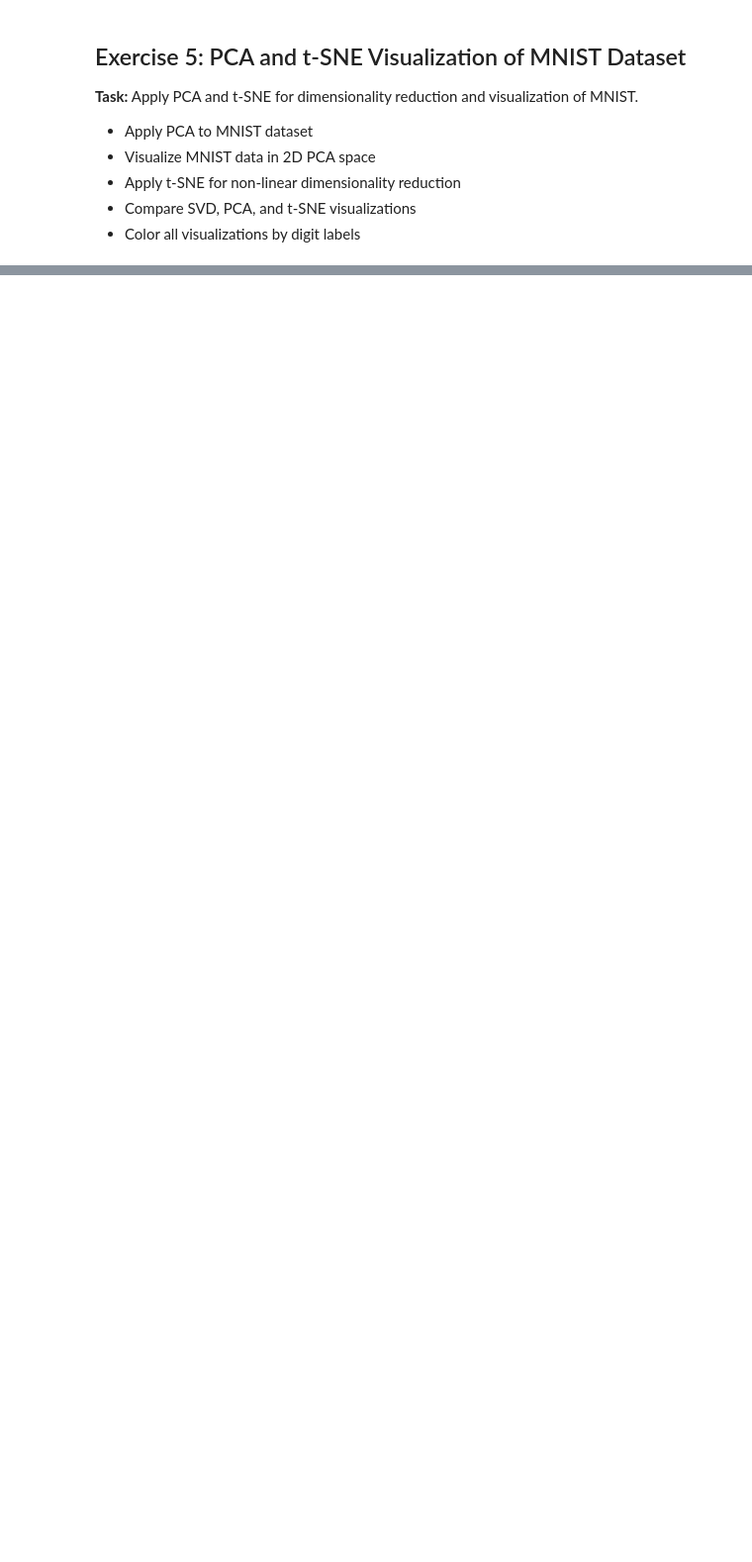
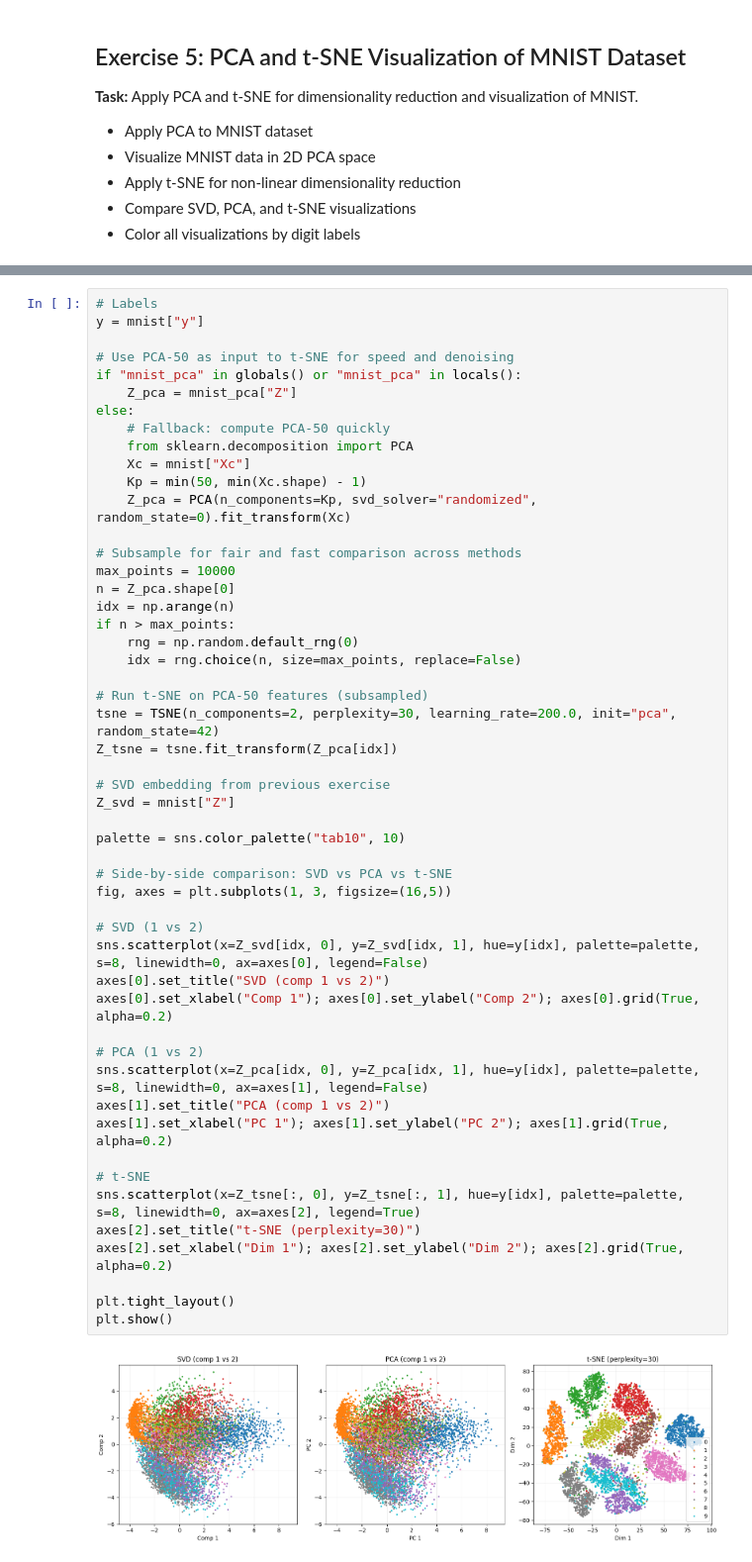
Before and after one commit to Kudl1k/su, a Jupyter notebook: ml_05.ipynb, the cells around one changed output, grey strips where cells are left out. Shown at 99% size. Drawn from its saved outputs; the diff is of its cells as text; blank space fills up the shorter version.

```diff
--- a/ml_05.ipynb
+++ b/ml_05.ipynb
@@ -471,0 +520,53 @@ if mnist["img_shape"] is not None:
+# %%
+# Labels
+y = mnist["y"]
+
+# Use PCA-50 as input to t-SNE for speed and denoising
+if "mnist_pca" in globals() or "mnist_pca" in locals():
+    Z_pca = mnist_pca["Z"]
+else:
+    # Fallback: compute PCA-50 quickly
+    from sklearn.decomposition import PCA
+    Xc = mnist["Xc"]
+    Kp = min(50, min(Xc.shape) - 1)
+    Z_pca = PCA(n_components=Kp, svd_solver="randomized", random_state=0).fit_transform(Xc)
+
+# Subsample for fair and fast comparison across methods
+max_points = 10000
+n = Z_pca.shape[0]
+idx = np.arange(n)
+if n > max_points:
+    rng = np.random.default_rng(0)
+    idx = rng.choice(n, size=max_points, replace=False)
+
+# Run t-SNE on PCA-50 features (subsampled)
+tsne = TSNE(n_components=2, perplexity=30, learning_rate=200.0, init="pca", random_state=42)
+Z_tsne = tsne.fit_transform(Z_pca[idx])
+
+# SVD embedding from previous exercise
+Z_svd = mnist["Z"]
+
+palette = sns.color_palette("tab10", 10)
+
+# Side-by-side comparison: SVD vs PCA vs t-SNE
+fig, axes = plt.subplots(1, 3, figsize=(16,5))
+
+# SVD (1 vs 2)
+sns.scatterplot(x=Z_svd[idx, 0], y=Z_svd[idx, 1], hue=y[idx], palette=palette, s=8, linewidth=0, ax=axes[0], legend=False)
+axes[0].set_title("SVD (comp 1 vs 2)")
+axes[0].set_xlabel("Comp 1"); axes[0].set_ylabel("Comp 2"); axes[0].grid(True, alpha=0.2)
+
+# PCA (1 vs 2)
+sns.scatterplot(x=Z_pca[idx, 0], y=Z_pca[idx, 1], hue=y[idx], palette=palette, s=8, linewidth=0, ax=axes[1], legend=False)
+axes[1].set_title("PCA (comp 1 vs 2)")
+axes[1].set_xlabel("PC 1"); axes[1].set_ylabel("PC 2"); axes[1].grid(True, alpha=0.2)
+
+# t-SNE
+sns.scatterplot(x=Z_tsne[:, 0], y=Z_tsne[:, 1], hue=y[idx], palette=palette, s=8, linewidth=0, ax=axes[2], legend=True)
+axes[2].set_title("t-SNE (perplexity=30)")
+axes[2].set_xlabel("Dim 1"); axes[2].set_ylabel("Dim 2"); axes[2].grid(True, alpha=0.2)
+
+plt.tight_layout()
+plt.show()
+# %% [output]
+[figure, added]
```
Also changed, not shown: parts of 6 cells of this notebook, 15 other files.
